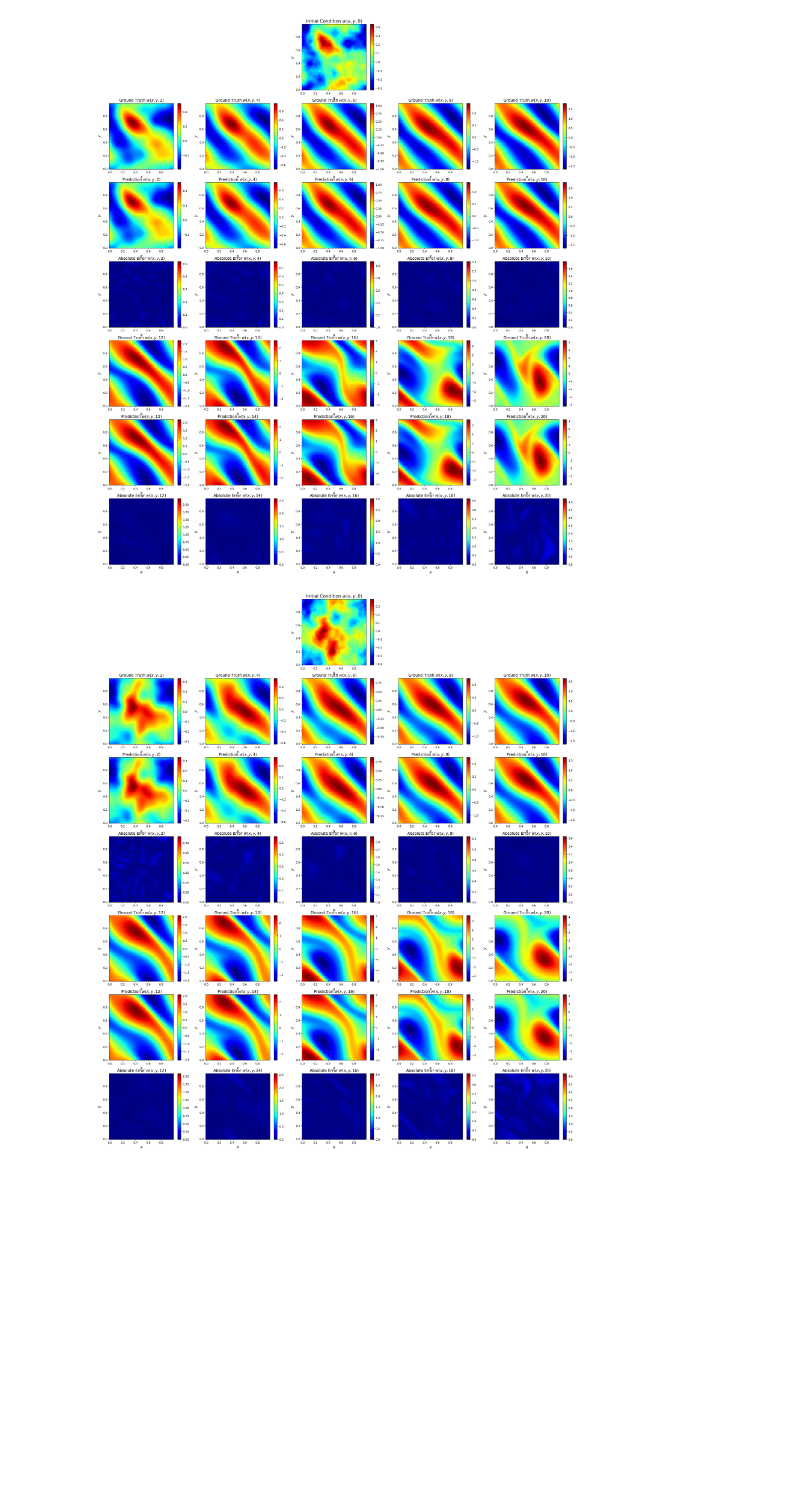
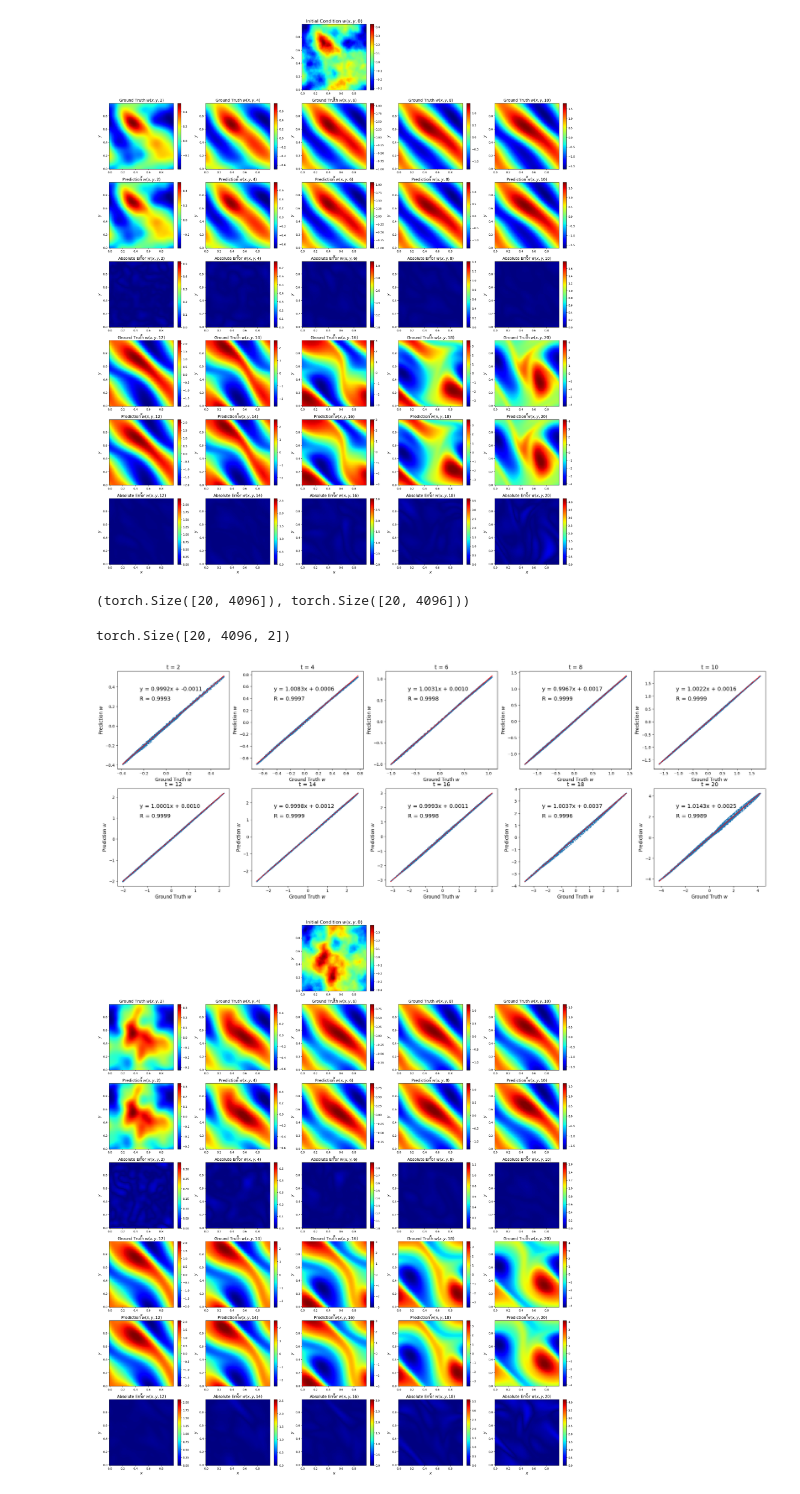
Before and after one commit to bookdiver/FluidDiff, a Jupyter notebook: models/ns_test.ipynb, the cells around one changed output. Cells and saved outputs as stored; diff of their text form; code cells hidden in the pictures; blank space fills up the shorter version.

```diff
--- a/models/ns_test.ipynb
+++ b/models/ns_test.ipynb
@@ -73,9 +75,8 @@ diffuser = GaussianDiffusion(
     model=model,
     sample_size=(1, 20, 64, 64),
     timesteps=1000,
-    sampling_timesteps=1000,
     objective='pred_x0',
-    physics_loss_weight=1.0
+    output_mask=None,
 )
 diffuser = diffuser.to('cuda:0')
 # %%
@@ -87,7 +88,7 @@ def make_prediction(diffusion_model, cond, physics_loss_weight, error_calibratio
     diffusion_model.model.load_state_dict(weights)
     x_pred = diffusion_model.sample(cond=cond)
 
-    return x_pred.cpu().numpy().squeeze()
+    return x_pred.cpu().detach()
 # %%
 x = ds[43:44]['x']
 y = ds[43:44]['y']
@@ -153,3 +151,34 @@ for i in range(5):
 [figure]
 # %%
 fig.savefig('../assets/ns/ns_prediction3.png', dpi=300, bbox_inches='tight')
+# %%
+x_pred010_ec_flatten = x_pred010_ec.squeeze().flatten(start_dim=1, end_dim=-1)
+x_flatten = x.squeeze().flatten(start_dim=1, end_dim=-1)
+x_pred010_ec_flatten.shape, x_flatten.shape
+# %% [output]
+(torch.Size([20, 4096]), torch.Size([20, 4096]))
+# %%
+x_comb = torch.stack([x_flatten, x_pred010_ec_flatten], dim=-1)
+x_comb.shape
+# %% [output]
+torch.Size([20, 4096, 2])
+# %%
+fig, ax = plt.subplots(2, 5, figsize=(30, 10))
+ax = ax.flatten()
+for i in range(10):
+    obs = x_comb[i*2+1, :, 0].numpy()
+    pred = x_comb[i*2+1, :, 1].numpy()
+    reg = LinearRegression().fit(obs.reshape(-1, 1), pred.reshape(-1, 1))
+    slope = reg.coef_[0][0]
+    intercept = reg.intercept_[0]
+    ax[i].scatter(x_comb[i*2+1, :, 0], x_comb[i*2+1, :, 1], s=1.5)
+    ax[i].plot(x_comb[i*2+1, :, 0], slope*x_comb[i*2+1, :, 0] + intercept, color='red', linewidth=1.5, linestyle='--')
+    equation = f'y = {slope:.4f}x + {intercept:.4f}'
+    coeff = np.corrcoef(obs, pred)[0, 1]
+    ax[i].text(0.2, 0.8, equation, fontsize=14, transform=ax[i].transAxes)
+    ax[i].text(0.2, 0.7, f'R = {coeff:.4f}', fontsize=14, transform=ax[i].transAxes)
+    ax[i].set_xlabel(r'Ground Truth $w$', fontsize=12)
+    ax[i].set_ylabel(r'Prediction $w$', fontsize=12)
+    ax[i].set_title(f't = {i*2+2}', fontsize=14)
+# %% [output]
+[figure, added]
```
Also changed, not shown: parts of 12 cells of this notebook, 6 other files.
